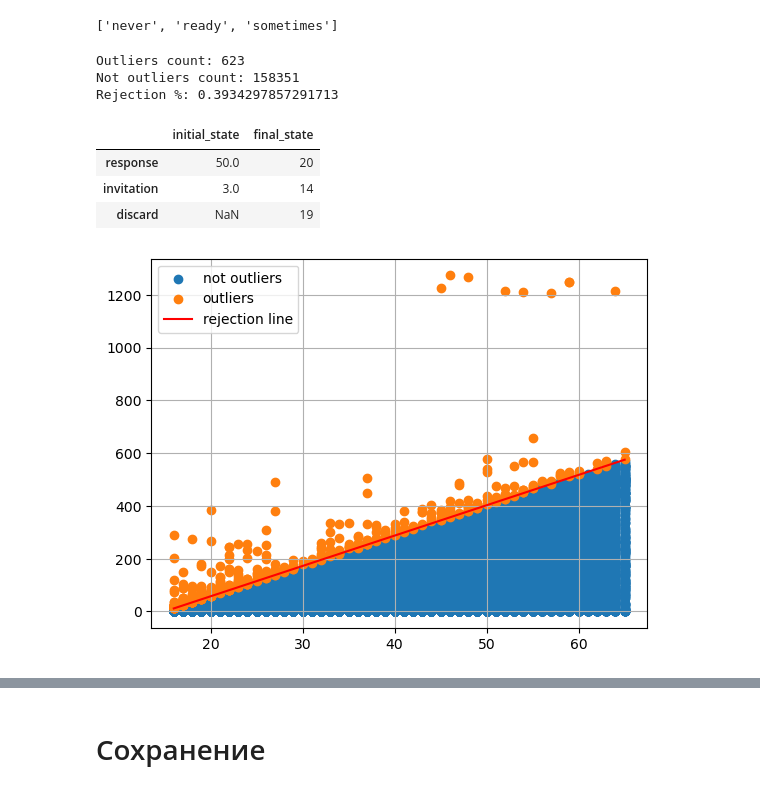
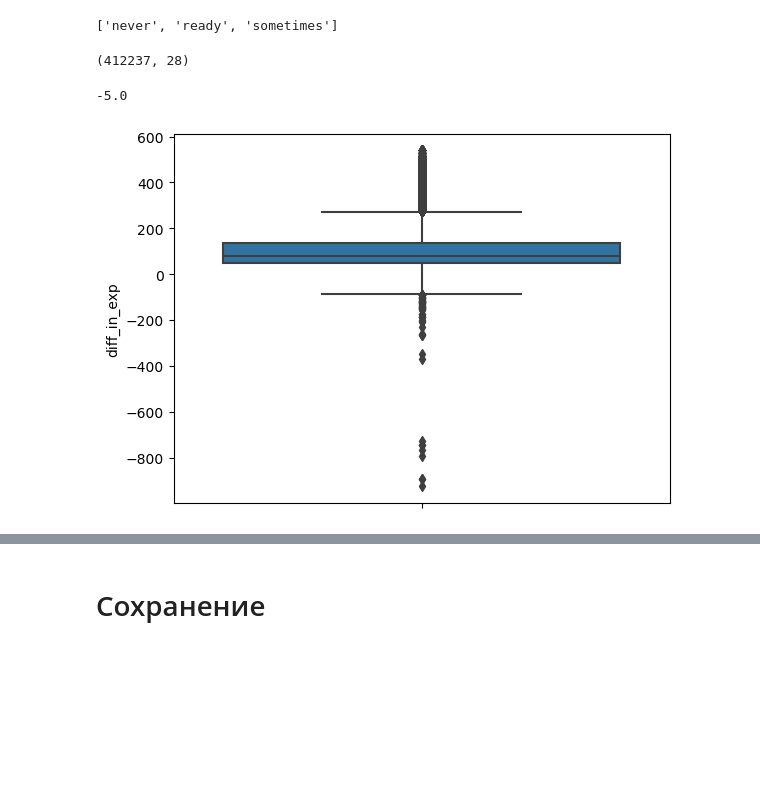
Before and after one commit to listens-to-spotify/-DA-NO-, a Jupyter notebook: preprocessing.ipynb, the cells around one changed output, grey strips where cells are left out. Drawn from its saved outputs; the diff is of its cells as text; code cells hidden in the pictures; blank space fills up the shorter version.

```diff
--- a/preprocessing.ipynb
+++ b/preprocessing.ipynb
@@ -187,7 +188,7 @@ df['study_months'] = df['education_level'].map(education_dict)
 # %%
 df = df.rename(columns={'work_schedule.1': 'work_schedule_required'})
 # %%
-df['gender'] = df['gender'].map({'male': 0, 'female': 1})
+# df['gender'] = df['gender'].map({'male': 0, 'female': 1})
 # %% [markdown]
 ## Выбросы
 # %%
@@ -251,5 +232,5 @@ min       14.000000
 # %%
-# удаляем всех, кто младше 16 или старше 65 (песнионный возраст)
-df = df[(df.applicant_age >= 16 ) & (df.applicant_age <= 65)]
+# удаляем все резюме, кто младше 17 или старше 62
+df = df[(df.applicant_age >= 17 ) & (df.applicant_age <= 62)]
 unique_resumes = df.drop_duplicates(subset=['resume_id'])
 # %%
@@ -330,30 +289,24 @@ df.vacancy_employment_type.value_counts()
 # Name: count, dtype: int64
 # Волонтеры нам не нужны...
 df = df[(df.vacancy_employment_type != 'volonteer') | (df.resume_employment_type != 'volonteer')]
+df = df[(df.vacancy_employment_type != 'probation') | (df.resume_employment_type != 'probation')]
+# %%
+df.shape
+# %% [output]
+(412237, 28)
 # %%
-def F(x):
-    return 11.5 * (x - 15) # 12 - сколько месяцев работают в году условно,
-x = list(range(16, 66, 1))
-y = list(map(F, x))
-# Пока не знаем как задать эту прямую
-unique_resumes_cp = unique_resumes.copy()
-outliers = unique_resumes_cp[unique_resumes_cp.work_experience_months > unique_resumes_cp.applicant_age.apply(F)]
-not_outliers = unique_resumes_cp[unique_resumes_cp.work_experience_months <= unique_resumes_cp.applicant_age.apply(F)]
-plt.scatter(not_outliers['applicant_age'], not_outliers['work_experience_months'], label='not outliers')
-plt.scatter(outliers['applicant_age'], outliers['work_experience_months'], label='outliers')
-plt.plot(x, y, label='rejection line', color='r')
-plt.legend()
-plt.grid()
-print(f'Outliers count: {outliers.shape[0]}')
-print(f'Not outliers count: {not_outliers.shape[0]}')
-print(f'Rejection %: {outliers.shape[0]/not_outliers.shape[0]*100}')
-outliers[outliers.applicant_age <= 16].agg({'initial_state': 'value_counts', 'final_state': 'value_counts'})
+# Надо удалить те резюме, в которых больше опыта работы, чем может быть
+unique_resumes['max_possible_experience'] = (unique_resumes['applicant_age'] - 17) * 12
+unique_resumes['diff_in_exp'] = unique_resumes['max_possible_experience'] - unique_resumes['work_experience_months']
+sns.boxplot(unique_resumes, y='diff_in_exp')
+# если diff_in_exp > 0, то человек просто имеет меньше опыта рыботы, чем ессли бы он работал 17 лет
+# если diff_in_exp < 0, то человек имеет больше опыта работы, чем вохможно
+print(unique_resumes.diff_in_exp.quantile(0.01))
+# значение -5 согласуется с погрешностью измерения возраста человека
+# так как мы ссчитаем возраст как тот возраст, которого челоовек достигнет к концу 2023
+df['max_possible_experience'] = (df['applicant_age'] - 17) * 12
+df['diff_in_exp'] = df['max_possible_experience'] - df['work_experience_months']
+df = df[df.diff_in_exp >= -5]
 # %% [output]
-Outliers count: 623
-Not outliers count: 158351
-Rejection %: 0.3934297857291713
+-5.0
-|  | initial_state | final_state |
-| response | 50.0 | 20 |
-| invitation | 3.0 | 14 |
-| discard | NaN | 19 |
-[figure, old version]
+[figure, new version]
```
Also changed, not shown: parts of 19 cells of this notebook.
